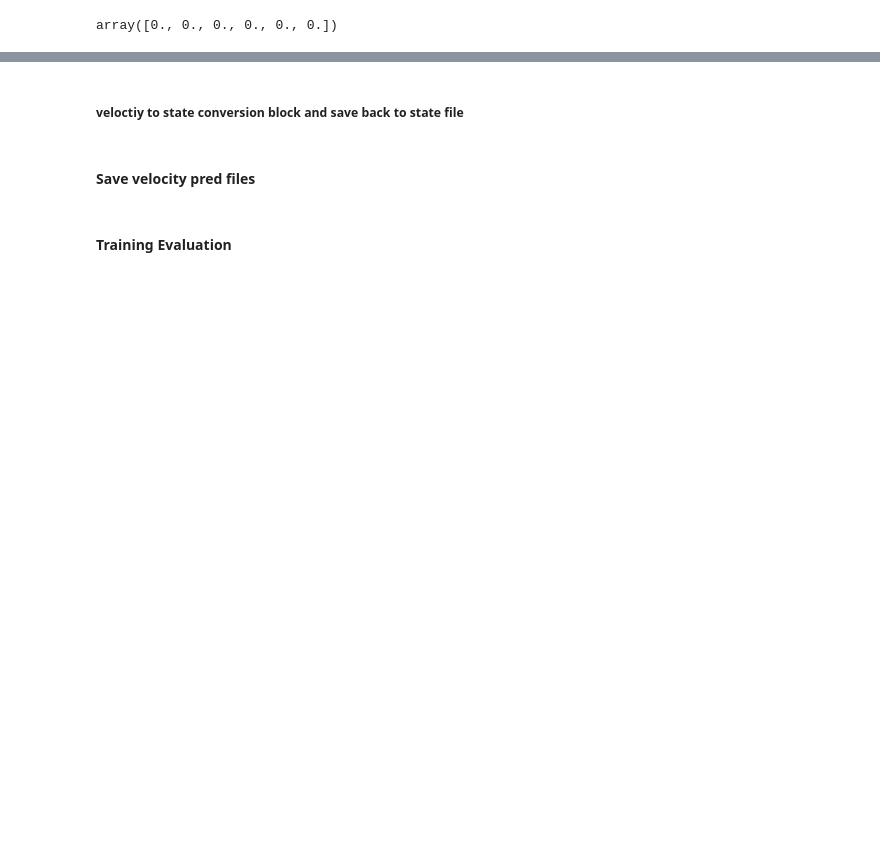
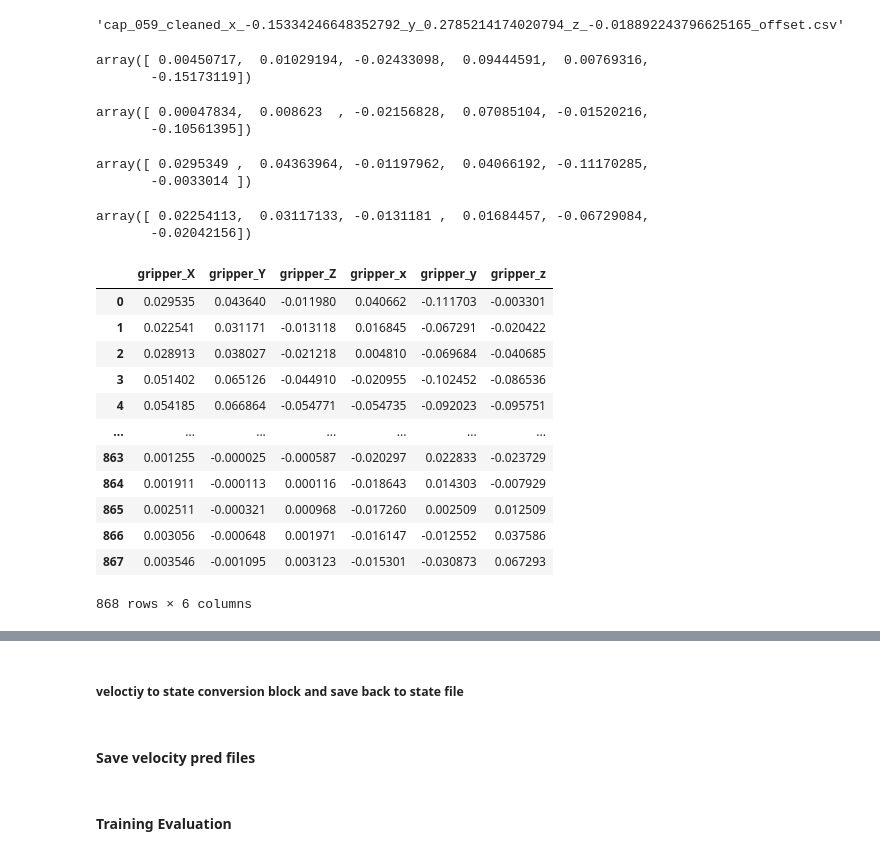
Before and after one commit to RROS-Lab/diffusion_policy_cam, a Jupyter notebook: train_notebook_velocity_based.ipynb, the cells around one changed output, grey strips where cells are left out. Saved outputs shown, nothing was run; the diff lists cells and outputs as text; code cells hidden in the pictures; blank space fills up the shorter version.

```diff
--- a/train_notebook_velocity_based.ipynb
+++ b/train_notebook_velocity_based.ipynb
@@ -75,8 +77,9 @@ _ = noise_pred_net.to(device)
 # %%
 # create dataset from file
 # path_name = "/home/cam/Downloads/Supporting Data - Sheet1.csv"
-base_path = "/home/cam/Documents/diffusion_policy_cam/no_sync/data_chisel_task/offset_interpolated_training_traj/"
+base_path = "no_sync/data_chisel_task/2-cleaned_interpolation_with_offset/offset_interpolated_training_traj/"
 
+# Load data
 # Load data
 dict_of_df_rigid = {}
 dict_of_df_marker = {}
@@ -96,11 +99,11 @@ for file in os.listdir(base_path):
         data_velocity_dict = {}
         for key in data_state_dict.keys():
             if key != 'battery':
-                data_velocity_dict[key] = np.zeros_like(data_state_dict[key])
-                for i in range(1, len(data_time)):
-                    data_velocity_dict[key][i] = (data_state_dict[key][i] - data_state_dict[key][i-1]) / (data_time[i] - data_time[i-1])
-                velocity_data = pd.DataFrame(data_velocity_dict[key], columns = [f'{key}_X', f'{key}_Y', f'{key}_Z', f'{key}_x', f'{key}_y', f'{key}_z'])
-                filtered_velocity = _df.apply_savgol_filter(velocity_data, window_size = 15, polyorder = 3, time_frame= False)
+                data_velocity = []
+                for i in range(0, len(data_time)-1):
+                    data_velocity.append((data_state_dict[key][i + 1] - data_state_dict[key][i]) / (data_time[i + 1] - data_time[i]))
+                velocity_data = pd.DataFrame(data_velocity, columns = [f'{key}_X', f'{key}_Y', f'{key}_Z', f'{key}_x', f'{key}_y', f'{key}_z'])
+                filtered_velocity = _df.apply_savgol_filter(velocity_data, window_size = 5, polyorder = 3, time_frame= False)
                 data_velocity_dict[key] = filtered_velocity.values
             else:
                 data_velocity_dict[key] = data_state_dict[key]
@@ -120,7 +123,7 @@ if len(dict_of_df_rigid) == len(dict_of_df_marker):
 
 #### if you don't want battery info then just do obs_item = None abd also do clear all outputs and restart the kernal before that and satrt from the top
 
-dataset = dproc.TaskStateDataset(rigiddataset, markerdataset, index[action_item[0]],
+dataset = dproc.TaskStateDataset(Rigiddataset= rigiddataset, Velocitydataset= None, Markerdataset= markerdataset, index=index[action_item[0]],
                                  action_item = action_item, obs_item = obs_item,
                                  marker_item= marker_name,
                                  pred_horizon=pred_horizon,
@@ -145,4 +156,40 @@ print("batch['action'].shape", batch['action'].shape)
+# %%
+file
+# %% [output]
+'cap_059_cleaned_x_-0.15334246648352792_y_0.2785214174020794_z_-0.018892243796625165_offset.csv'
 # %%
 data_velocity_dict['chisel'][0]
 # %% [output]
-array([0., 0., 0., 0., 0., 0.])
+array([ 0.00450717,  0.01029194, -0.02433098,  0.09444591,  0.00769316,
+       -0.15173119])
+# %%
+data_velocity_dict['chisel'][1]
+# %% [output]
+array([ 0.00047834,  0.008623  , -0.02156828,  0.07085104, -0.01520216,
+       -0.10561395])
+# %%
+data_velocity[0]
+# %% [output]
+array([ 0.0295349 ,  0.04363964, -0.01197962,  0.04066192, -0.11170285,
+       -0.0033014 ])
+# %%
+data_velocity[1]
+# %% [output]
+array([ 0.02254113,  0.03117133, -0.0131181 ,  0.01684457, -0.06729084,
+       -0.02042156])
+# %%
+velocity_data
+# %% [output]
+|  | gripper_X | gripper_Y | gripper_Z | gripper_x | gripper_y | gripper_z |
+| 0 | 0.029535 | 0.043640 | -0.011980 | 0.040662 | -0.111703 | -0.003301 |
+| 1 | 0.022541 | 0.031171 | -0.013118 | 0.016845 | -0.067291 | -0.020422 |
+| 2 | 0.028913 | 0.038027 | -0.021218 | 0.004810 | -0.069684 | -0.040685 |
+| 3 | 0.051402 | 0.065126 | -0.044910 | -0.020955 | -0.102452 | -0.086536 |
+| 4 | 0.054185 | 0.066864 | -0.054771 | -0.054735 | -0.092023 | -0.095751 |
+| ... | ... | ... | ... | ... | ... | ... |
+| 863 | 0.001255 | -0.000025 | -0.000587 | -0.020297 | 0.022833 | -0.023729 |
+| 864 | 0.001911 | -0.000113 | 0.000116 | -0.018643 | 0.014303 | -0.007929 |
+| 865 | 0.002511 | -0.000321 | 0.000968 | -0.017260 | 0.002509 | 0.012509 |
+| 866 | 0.003056 | -0.000648 | 0.001971 | -0.016147 | -0.012552 | 0.037586 |
+| 867 | 0.003546 | -0.001095 | 0.003123 | -0.015301 | -0.030873 | 0.067293 |
+868 rows × 6 columns
```
Also changed, not shown: parts of 15 cells of this notebook, 9 other files.
